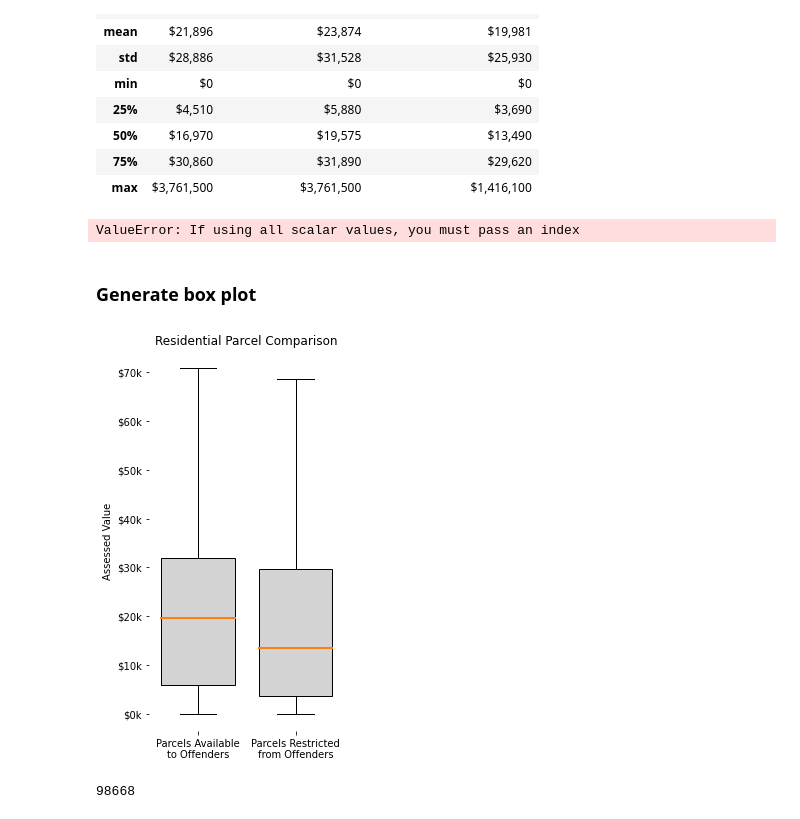
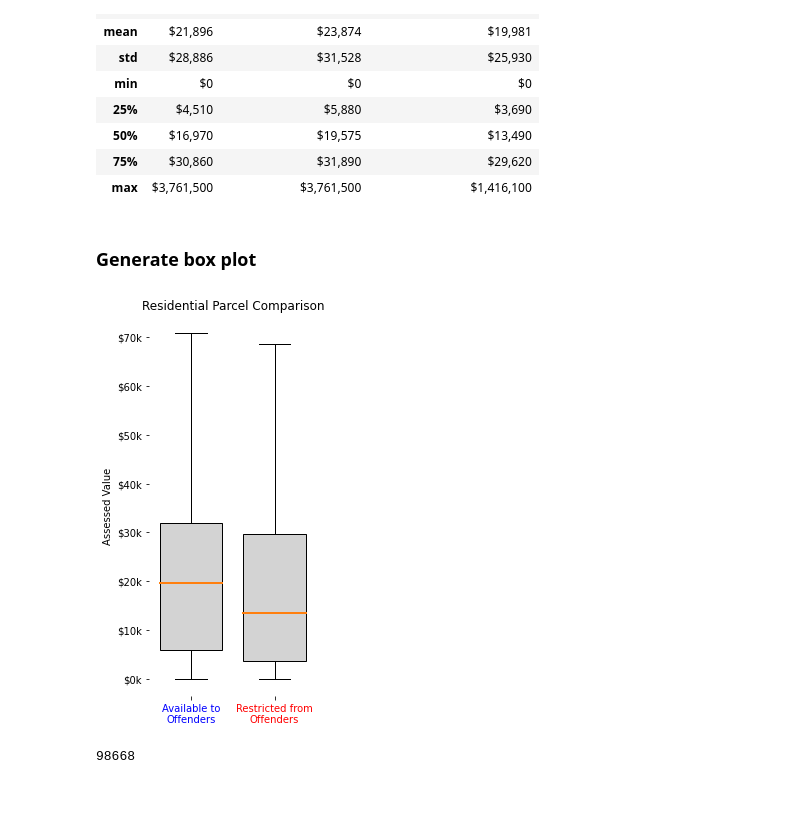
Before and after one commit to PMattox/dsa_masters, a Jupyter notebook: DSA_Capstone/Analysis - Parcel Value.ipynb, the cells around one changed output. Cells and saved outputs as stored; diff of their text form; code cells hidden in the pictures.

```diff
--- a/DSA_Capstone/Analysis - Parcel Value.ipynb
+++ b/DSA_Capstone/Analysis - Parcel Value.ipynb
@@ -215,18 +217,3 @@ df_concat.style.set_properties(
 | 50% | $16,970 | $19,575 | $13,490 |
 | 75% | $30,860 | $31,890 | $29,620 |
 | max | $3,761,500 | $3,761,500 | $1,416,100 |
-# %%
-
-data = {'Name':['Tom', 'nick', 'krish', 'jack'], 'Age':[20, 21, 19, 18]}
-
-
-
-ci_data = {'All Parcels':'[21715.7, 22076.17]',
-           'Available to Offenders':'[0,100]',
-           'Restricited':'[300,599]'}
-
-ci_df = pd.DataFrame(ci_data)
-
-ci_df
-# %% [output]
-ValueError: If using all scalar values, you must pass an index
@@ -235,33 +226,39 @@ ValueError: If using all scalar values, you must pass an index
 # %%
 from matplotlib.ticker import FuncFormatter
 
 # box_plot_data=[gdf_parcels['asdtotal'],gdf_res_remain['asdtotal'],gdf_res_restricted['asdtotal']]
 box_plot_data=[gdf_res_remain['asdtotal'],gdf_res_restricted['asdtotal']]
 
-fig, ax = plt.subplots(figsize=(3.5,7), facecolor='white')
+fig, ax = plt.subplots(figsize=(3,7), facecolor='white')
 
 
 def thousands(x, pos):
     'The two args are the value and tick position'
     return '$%1.fk' % (x*1e-3)
 
 formatter = FuncFormatter(thousands)
 
 ax.yaxis.set_major_formatter(formatter)
 
 
 plt.boxplot(box_plot_data, patch_artist=True,
 #                 labels=['All Parcels','Parcels Available\nto Offenders','Parcels Restricted\nfrom Offenders'],
-                labels=['Parcels Available\nto Offenders','Parcels Restricted\nfrom Offenders'],
+                labels=['Available to\nOffenders','Restricted from\nOffenders'],
                 showfliers=False, widths = 0.75, boxprops=dict(facecolor='lightgrey'), medianprops=dict(linewidth=2))
 plt.gca().set(title='Residential Parcel Comparison', ylabel='Assessed Value')
 
+# remove graph borders
 for spine in ax.spines:
     ax.spines[spine].set_visible(False)
 
+# set custom label colors to match other items in the presentation
+colors=['blue','red']
+for color,tick in zip(colors,ax.xaxis.get_major_ticks()):
+    tick.label1.set_color(color) #set the color property
+
 plt.show()
 # %% [output]
-[figure, old version]
+[figure, new version]
 # %%
 gdf_parcels.shape[0]
 # %% [output]
```
Also changed, not shown: parts of 6 cells of this notebook, 4 other files.
